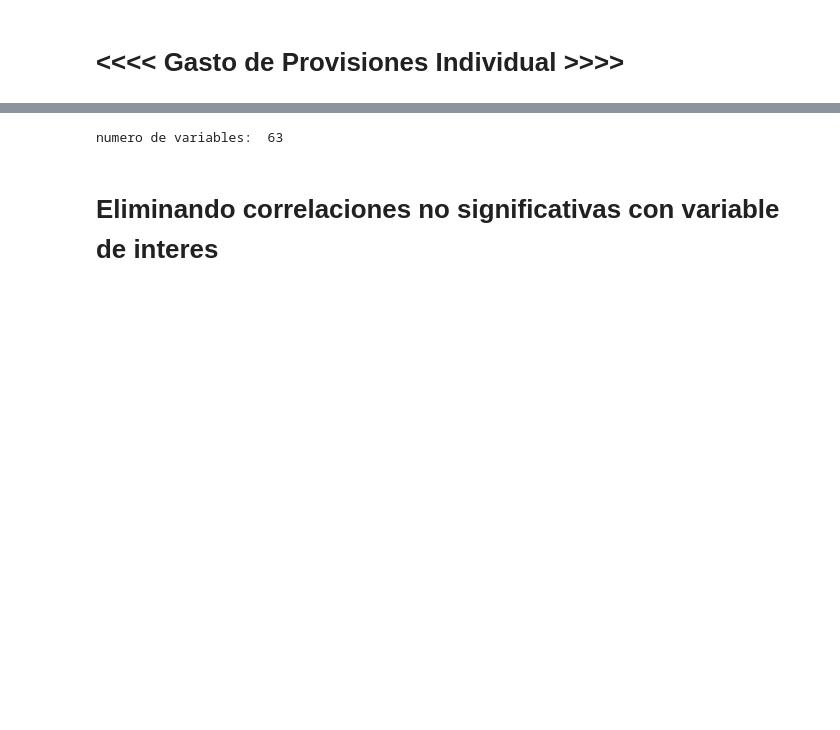
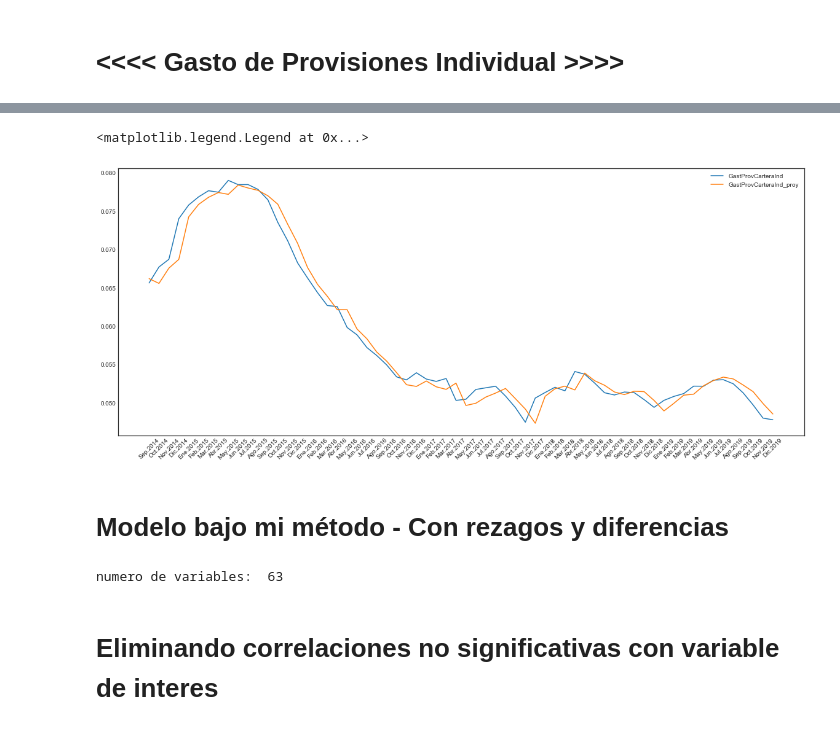
Before and after one commit to NigthDragon5000/Credit-Risk-Modeling, a Jupyter notebook: Series de Tiempo - modelo PBI.ipynb, the cells around one changed output, grey strips where cells are left out. Cells and saved outputs as stored; diff of their text form; code cells hidden in the pictures; blank space fills up the shorter version.

```diff
--- a/Series de Tiempo - modelo PBI.ipynb
+++ b/Series de Tiempo - modelo PBI.ipynb
@@ -10,3 +325,16 @@ import matplotlib.pyplot as plt
+# %%
+
+ind['GastProvCarteraInd_proy']=res.predict()
+
+plt.plot(ind['GastProvCarteraInd'])
+plt.plot(ind['GastProvCarteraInd_proy'])
+plt.xticks(rotation=45)
+plt.legend() # El pbi no parece significativo
+# %% [output]
+<matplotlib.legend.Legend at 0x...>
+[figure, added]
+# %% [markdown]
+# Modelo bajo mi método - Con rezagos y diferencias
 # %%
 ind=pd.read_csv('ind.csv')
 # %%
```
Also changed, not shown: parts of 34 cells of this notebook.
